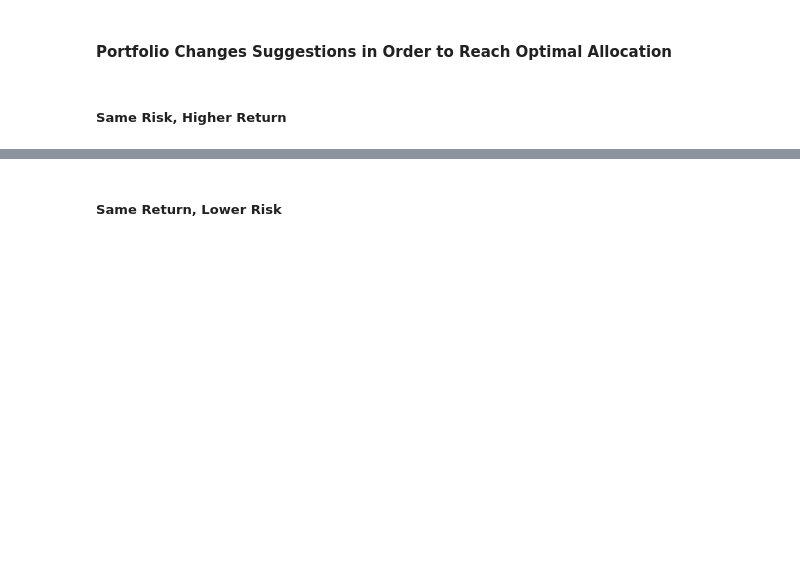
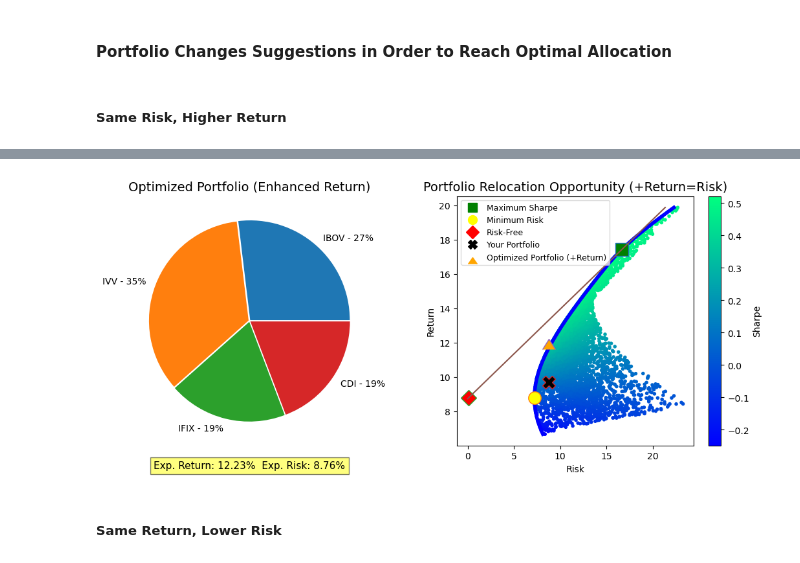
Before and after one commit to paulinhok14/Asset-Allocation, a Jupyter notebook: asset_allocation.ipynb, the cells around one changed output, grey strips where cells are left out. Saved outputs shown, nothing was run; the diff lists cells and outputs as text; code cells hidden in the pictures; blank space fills up the shorter version.

Commit message:
Adding Optimized Portfolio (Enhanced Return for Same Risk). It comes with both charts. Pie Chart for optimized weights and positioning on Efficient Curve

```diff
--- a/asset_allocation.ipynb
+++ b/asset_allocation.ipynb
@@ -641,2 +581,80 @@ print(optimal_vol)
+# %%
+# Function to optimize return while maintaining the same risk
+def maximize_return(weights, risk_target):
+    target_risk = risk_target  # Maintain target risk
+    current_risk = simulated_port_vol(weights)
+    if current_risk <= target_risk:
+        # If current risk is less than or equal to target, maximize return
+        return -simulated_port_ret(weights)
+    else:
+        # If current risk is greater than target, minimize risk
+        return current_risk
+
+# Function to find the optimized allocation
+def optimize_portfolio(target_function, target_value, initial_weights):
+    constraints = ({'type': 'eq', 'fun': lambda weights: np.sum(weights) - 1})  # Sum of weights equal to 1
+    bounds = tuple((0, 1) for asset in range(len(initial_weights)))  # Weight limits between 0 and 1
+    result = sco.optimize.minimize(target_function, initial_weights, args=(target_value,), method='SLSQP', bounds=bounds, constraints=constraints)
+    return result.x
+
+# Current Allocation
+current_weights = port_weights
+
+# Optimize to maximize return while maintaining the same risk
+optimized_return_weights = optimize_portfolio(maximize_return, expected_risk, current_weights)
+optimized_return_ret = simulated_port_ret(optimized_return_weights)
+optimized_return_vol = simulated_port_vol(optimized_return_weights)
+
+# Support Variables
+portfolio_info = (f"Exp. Return: {round(optimized_return_ret, 2)}%  Exp. Risk: {round(optimized_return_vol, 2)}%")
+portfolio_list = [f'{label} - {weight*100:.0f}%' for label, weight in zip(assets_list, optimized_return_weights)]
+
+# Creating charts - Grid
+fig, axs = plt.subplots(1, 2, figsize=(13, 5))
+port_pie_chart = axs[0]
+port_on_efficient_curve = axs[1]
+
+# Chart 1 - Pie Chart
+port_pie_chart.pie(optimized_return_weights, labels=portfolio_list, explode=explode)
+# Adjust the space at the bottom of the pie chart
+port_pie_chart.set_title('Optimized Portfolio (Enhanced Return)', fontsize=14)
+port_pie_chart.text(0, -1.5, portfolio_info, ha='center', va='bottom', fontsize=11,
+         bbox=dict(facecolor='yellow', alpha=0.5))
+
+# Chart 2 - Positioning Optimized Portfolio (Enhanced Return) on Efficient Curve simulations
+scatter = port_on_efficient_curve.scatter(p_vol,p_ret, c=(p_ret-risk_free_tx)/p_vol, marker='.', cmap='winter')
+port_on_efficient_curve.plot(tvols,trets,'b',lw=4)
+port_on_efficient_curve.plot(port_vol(optimal_sharpe['x']), port_ret(optimal_sharpe['x']), 's', markerfacecolor='green', markersize=14) # Max Sharpe
+port_on_efficient_curve.plot(port_vol(optimal_less_vol['x']), port_ret(optimal_less_vol['x']), 'o' , markerfacecolor='yellow', markersize=14) # Min Risk
+port_on_efficient_curve.plot(v_oc, r_oc, 'D', markerfacecolor='red', markersize=12) # Risk-Free
+port_on_efficient_curve.plot(return_n_risk_tpl[1], return_n_risk_tpl[0], 'X', markerfacecolor='black', markersize=15) # Your Portfolio
+port_on_efficient_curve.plot(optimized_return_vol, optimized_return_ret, marker=6, markerfacecolor='orange', markersize=15) # Optimized Portfolio (Enhanced Return)
+
+
+port_on_efficient_curve.plot(eixo_x, eixo_y)
+port_on_efficient_curve.set_title('Portfolio Relocation Opportunity (+Return=Risk)', fontsize=14)
+plt.xlabel('Risk')
+plt.ylabel('Return')
+# Creating colorbar associated with the second chart
+cbar = plt.colorbar(scatter, ax=port_on_efficient_curve, label='Sharpe')
+
+# Using mlines objects because matplotlib markers do not generate Legend
+green_square = mlines.Line2D([], [], color='green', marker='s', linestyle='None',
+                          markersize=10, label='Maximum Sharpe')
+
+yellow_circle = mlines.Line2D([], [], color='yellow', marker='o', linestyle='None',
+                          markersize=10, label='Minimum Risk')
+red_diamond = mlines.Line2D([], [], color='red', marker='D', linestyle='None',
+                          markersize=10, label='Risk-Free')
+black_x = mlines.Line2D([], [], color='black', marker='X', linestyle='None',
+                          markersize=10, label='Your Portfolio')
+orange_caretup = mlines.Line2D([], [], color='orange', marker=6, linestyle='None',
+                          markersize=10, label='Optimized Portfolio (+Return)')
+
+port_on_efficient_curve.legend(handles=[green_square, yellow_circle, red_diamond, black_x, orange_caretup],
+                               prop = { "size": 9 }, framealpha=0.7)
+plt.show()
+# %% [output]
+[figure, added]
 # %% [markdown]
 ##### Same Return, Lower Risk
```
Also changed, not shown: parts of 11 cells of this notebook.
